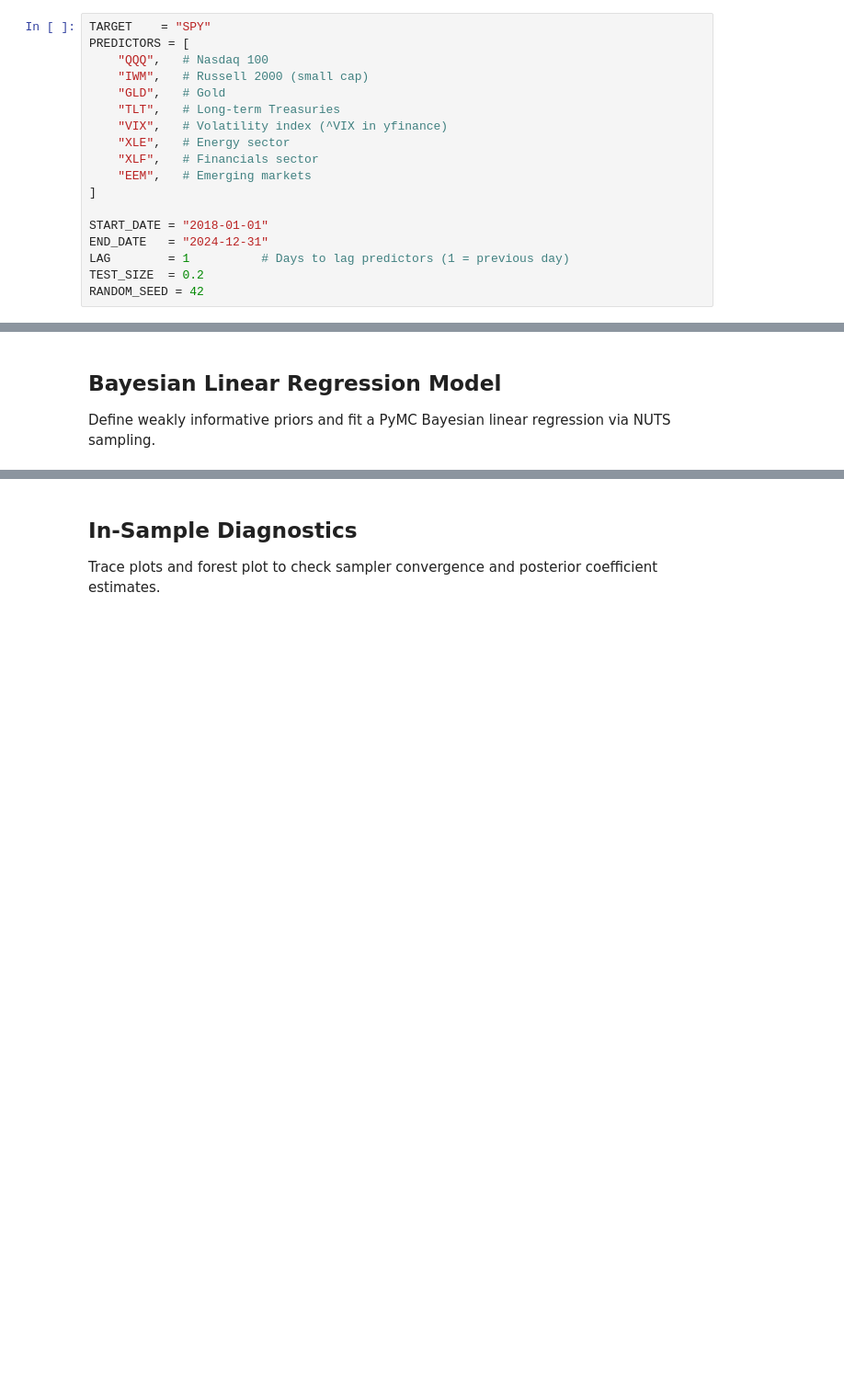
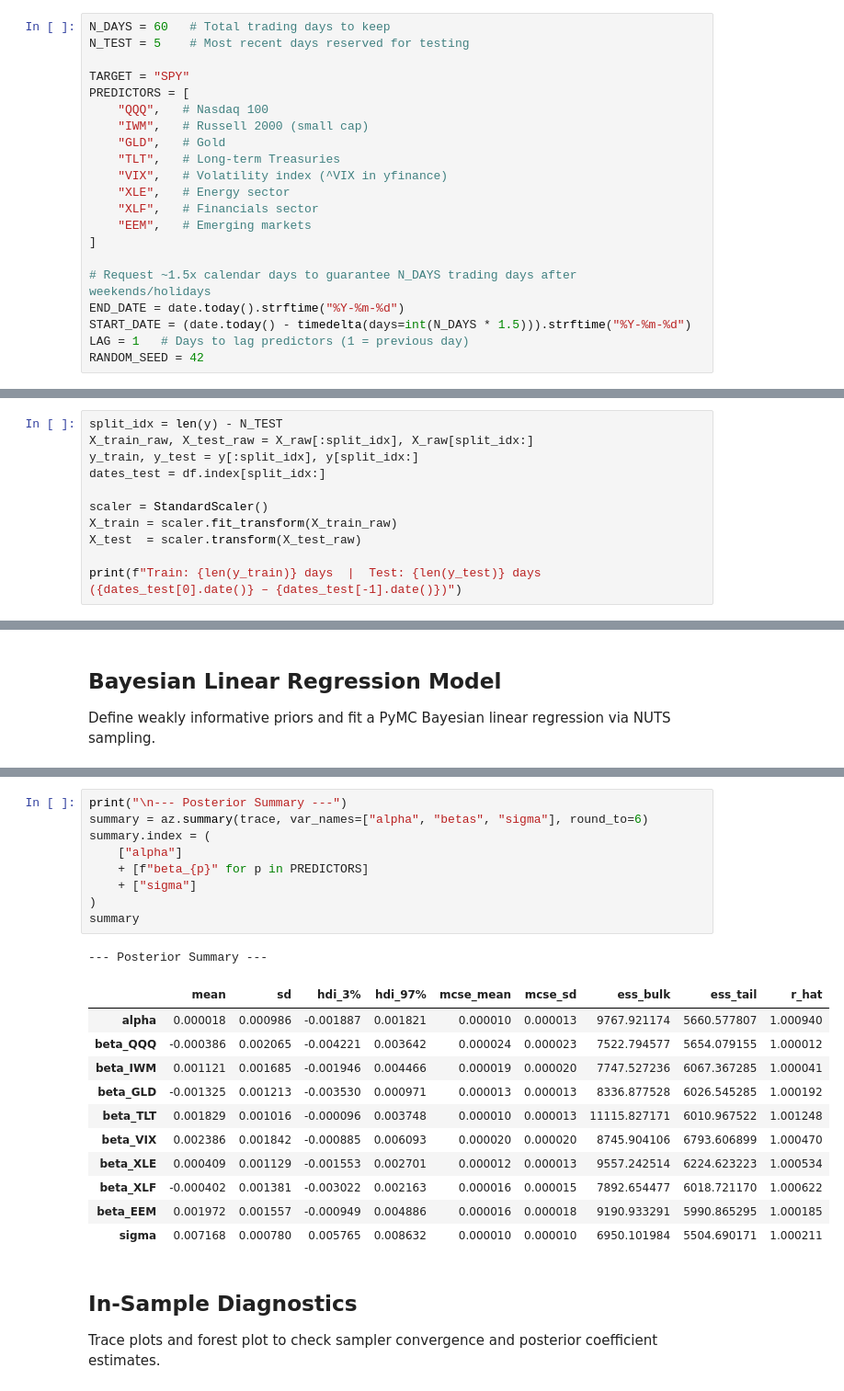
Before and after one commit to TK-Problem/random-experiments, a Jupyter notebook: 001_bayesian_linear_model.ipynb, the cells around one changed output, grey strips where cells are left out. Shown at 92% size. Drawn from its saved outputs; the diff is of its cells as text; blank space fills up the shorter version.

```diff
--- a/001_bayesian_linear_model.ipynb
+++ b/001_bayesian_linear_model.ipynb
@@ -13,7 +14,10 @@ from sklearn.preprocessing import StandardScaler
 
 Tickers, date range, lag, and split settings used throughout the experiment.
 # %%
-TARGET    = "SPY"
+N_DAYS = 60   # Total trading days to keep
+N_TEST = 5    # Most recent days reserved for testing
+
+TARGET = "SPY"
 PREDICTORS = [
     "QQQ",   # Nasdaq 100
     "IWM",   # Russell 2000 (small cap)
@@ -25,10 +29,10 @@ PREDICTORS = [
     "EEM",   # Emerging markets
 ]
 
-START_DATE = "2018-01-01"
-END_DATE   = "2024-12-31"
-LAG        = 1          # Days to lag predictors (1 = previous day)
-TEST_SIZE  = 0.2
+# Request ~1.5x calendar days to guarantee N_DAYS trading days after weekends/holidays
+END_DATE = date.today().strftime("%Y-%m-%d")
+START_DATE = (date.today() - timedelta(days=int(N_DAYS * 1.5))).strftime("%Y-%m-%d")
+LAG = 1   # Days to lag predictors (1 = previous day)
 RANDOM_SEED = 42
 # %% [markdown]
 ## Load Data
@@ -82,0 +95,11 @@ dates_test = df.index[split_idx:]
+# %%
+split_idx = len(y) - N_TEST
+X_train_raw, X_test_raw = X_raw[:split_idx], X_raw[split_idx:]
+y_train, y_test = y[:split_idx], y[split_idx:]
+dates_test = df.index[split_idx:]
+
+scaler = StandardScaler()
+X_train = scaler.fit_transform(X_train_raw)
+X_test  = scaler.transform(X_test_raw)
+
+print(f"Train: {len(y_train)} days  |  Test: {len(y_test)} days ({dates_test[0].date()} – {dates_test[-1].date()})")
@@ -130,3 +147,25 @@ print(summary)
+# %%
+print("\n--- Posterior Summary ---")
+summary = az.summary(trace, var_names=["alpha", "betas", "sigma"], round_to=6)
+summary.index = (
+    ["alpha"]
+    + [f"beta_{p}" for p in PREDICTORS]
+    + ["sigma"]
+)
+summary
+# %% [output]
+--- Posterior Summary ---
+|  | mean | sd | hdi_3% | hdi_97% | mcse_mean | mcse_sd | ess_bulk | ess_tail | r_hat |
+| alpha | 0.000018 | 0.000986 | -0.001887 | 0.001821 | 0.000010 | 0.000013 | 9767.921174 | 5660.577807 | 1.000940 |
+| beta_QQQ | -0.000386 | 0.002065 | -0.004221 | 0.003642 | 0.000024 | 0.000023 | 7522.794577 | 5654.079155 | 1.000012 |
+| beta_IWM | 0.001121 | 0.001685 | -0.001946 | 0.004466 | 0.000019 | 0.000020 | 7747.527236 | 6067.367285 | 1.000041 |
+| beta_GLD | -0.001325 | 0.001213 | -0.003530 | 0.000971 | 0.000013 | 0.000013 | 8336.877528 | 6026.545285 | 1.000192 |
+| beta_TLT | 0.001829 | 0.001016 | -0.000096 | 0.003748 | 0.000010 | 0.000013 | 11115.827171 | 6010.967522 | 1.001248 |
+| beta_VIX | 0.002386 | 0.001842 | -0.000885 | 0.006093 | 0.000020 | 0.000020 | 8745.904106 | 6793.606899 | 1.000470 |
+| beta_XLE | 0.000409 | 0.001129 | -0.001553 | 0.002701 | 0.000012 | 0.000013 | 9557.242514 | 6224.623223 | 1.000534 |
+| beta_XLF | -0.000402 | 0.001381 | -0.003022 | 0.002163 | 0.000016 | 0.000015 | 7892.654477 | 6018.721170 | 1.000622 |
+| beta_EEM | 0.001972 | 0.001557 | -0.000949 | 0.004886 | 0.000016 | 0.000018 | 9190.933291 | 5990.865295 | 1.000185 |
+| sigma | 0.007168 | 0.000780 | 0.005765 | 0.008632 | 0.000010 | 0.000010 | 6950.101984 | 5504.690171 | 1.000211 |
 # %% [markdown]
 ## In-Sample Diagnostics
 
```
Also changed, not shown: parts of 11 cells of this notebook.
